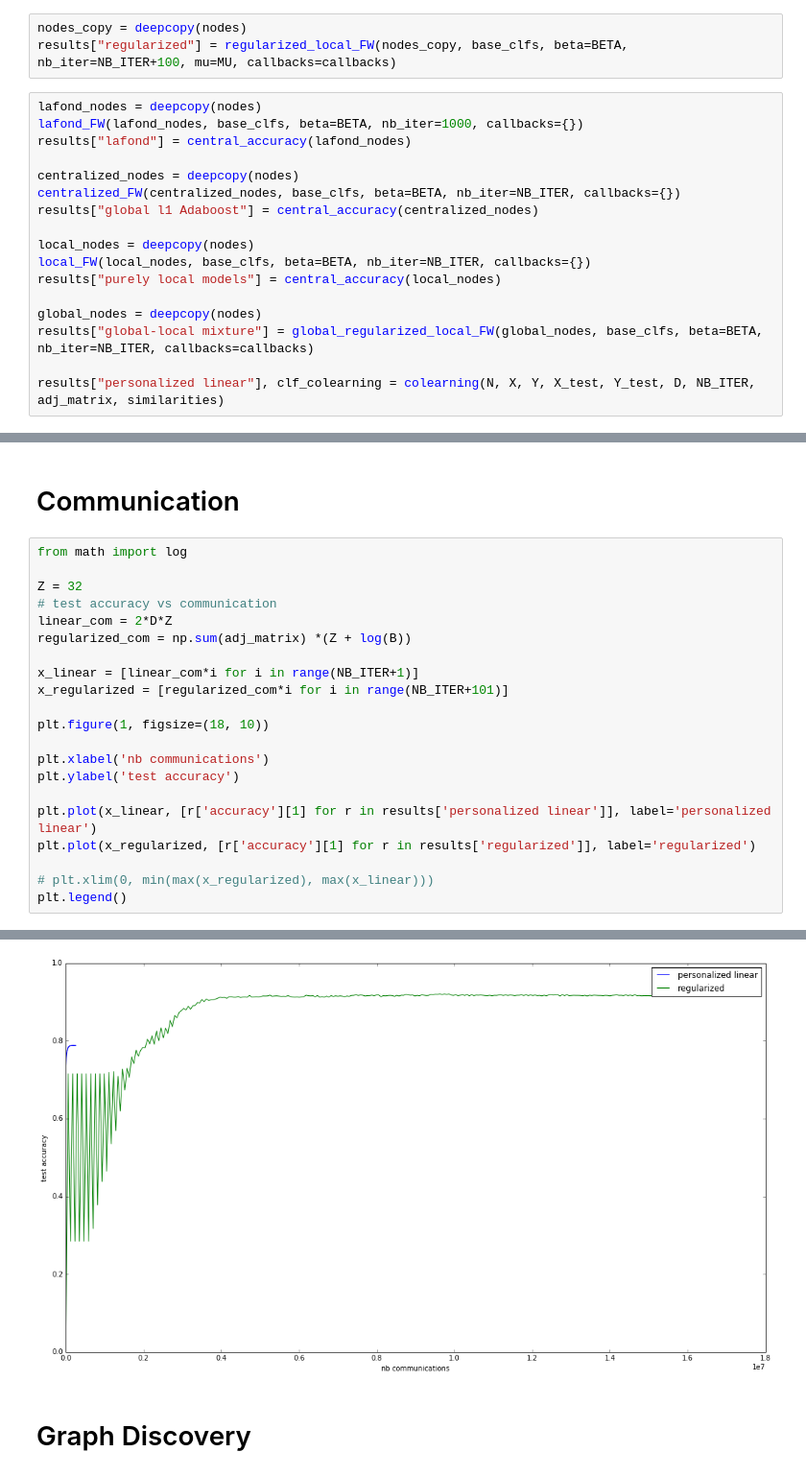
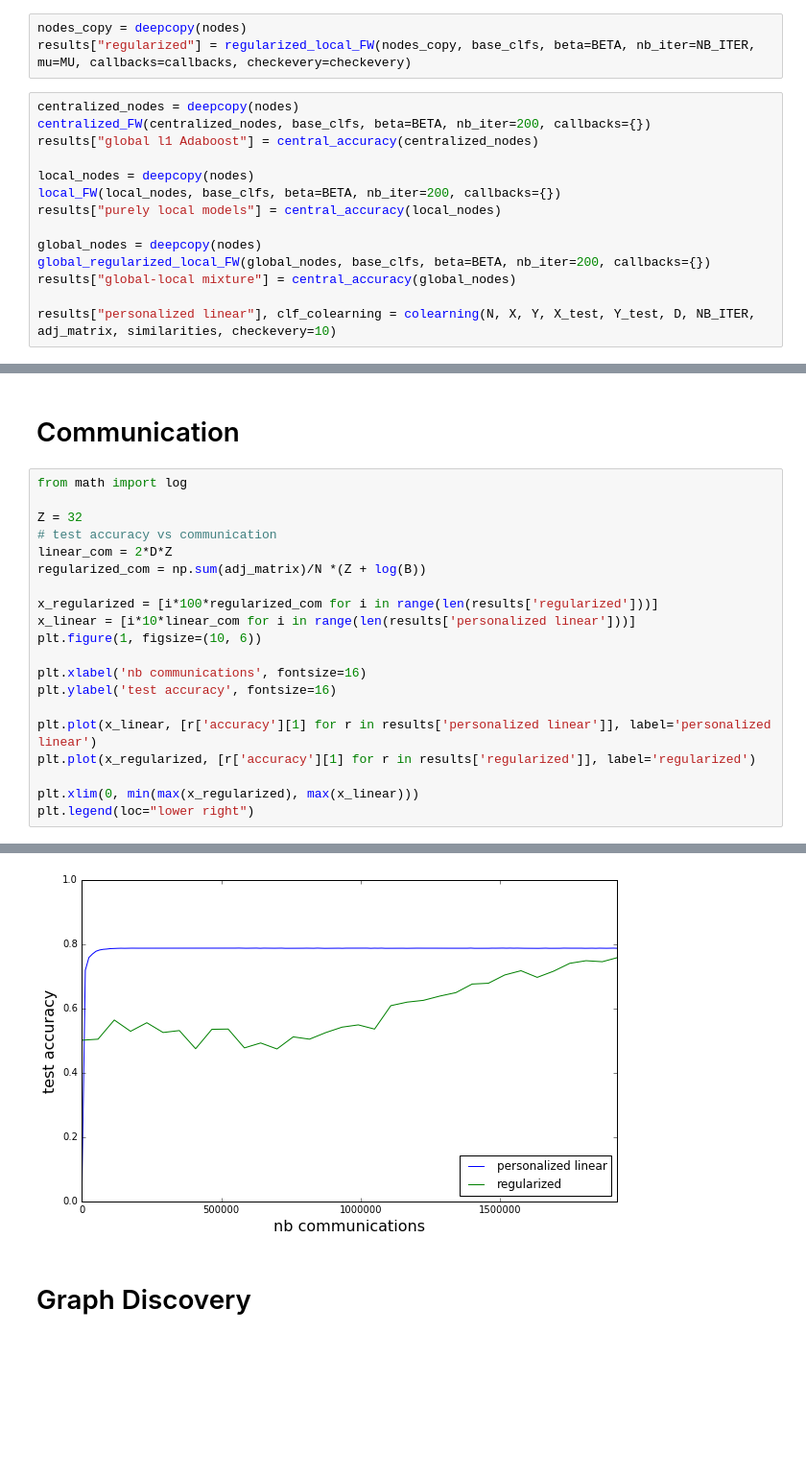
Before and after one commit to vzantedeschi/Dada, a Jupyter notebook: notebooks/Moons-100users.ipynb, the cells around one changed output, grey strips where cells are left out. Shown at 96% size. Drawn from its saved outputs; the diff is of its cells as text; blank space fills up the shorter version.

```diff
--- a/notebooks/Moons-100users.ipynb
+++ b/notebooks/Moons-100users.ipynb
@@ -50,23 +50,20 @@ results = {}
 # %%
 nodes_copy = deepcopy(nodes)
-results["regularized"] = regularized_local_FW(nodes_copy, base_clfs, beta=BETA, nb_iter=NB_ITER+100, mu=MU, callbacks=callbacks)
+results["regularized"] = regularized_local_FW(nodes_copy, base_clfs, beta=BETA, nb_iter=NB_ITER, mu=MU, callbacks=callbacks, checkevery=checkevery)
 # %%
-lafond_nodes = deepcopy(nodes)
-lafond_FW(lafond_nodes, base_clfs, beta=BETA, nb_iter=1000, callbacks={})
-results["lafond"] = central_accuracy(lafond_nodes)
-
 centralized_nodes = deepcopy(nodes)
-centralized_FW(centralized_nodes, base_clfs, beta=BETA, nb_iter=NB_ITER, callbacks={})
+centralized_FW(centralized_nodes, base_clfs, beta=BETA, nb_iter=200, callbacks={})
 results["global l1 Adaboost"] = central_accuracy(centralized_nodes)
 
 local_nodes = deepcopy(nodes)
-local_FW(local_nodes, base_clfs, beta=BETA, nb_iter=NB_ITER, callbacks={})
+local_FW(local_nodes, base_clfs, beta=BETA, nb_iter=200, callbacks={})
 results["purely local models"] = central_accuracy(local_nodes)
 
 global_nodes = deepcopy(nodes)
-results["global-local mixture"] = global_regularized_local_FW(global_nodes, base_clfs, beta=BETA, nb_iter=NB_ITER, callbacks=callbacks)
+global_regularized_local_FW(global_nodes, base_clfs, beta=BETA, nb_iter=200, callbacks={})
+results["global-local mixture"] = central_accuracy(global_nodes)
 
-results["personalized linear"], clf_colearning = colearning(N, X, Y, X_test, Y_test, D, NB_ITER, adj_matrix, similarities)
+results["personalized linear"], clf_colearning = colearning(N, X, Y, X_test, Y_test, D, NB_ITER, adj_matrix, similarities, checkevery=10)
 # %% [markdown]
 # Accuracy and Convergence
 # %%
@@ -125,27 +130,26 @@ plt.legend(loc='lower right')
 # %%
 from math import log
 
 Z = 32
 # test accuracy vs communication
 linear_com = 2*D*Z
-regularized_com = np.sum(adj_matrix) *(Z + log(B))
+regularized_com = np.sum(adj_matrix)/N *(Z + log(B))
 
-x_linear = [linear_com*i for i in range(NB_ITER+1)]
-x_regularized = [regularized_com*i for i in range(NB_ITER+101)]
+x_regularized = [i*100*regularized_com for i in range(len(results['regularized']))]
+x_linear = [i*10*linear_com for i in range(len(results['personalized linear']))]
+plt.figure(1, figsize=(10, 6))
 
-plt.figure(1, figsize=(18, 10))
-
-plt.xlabel('nb communications')
-plt.ylabel('test accuracy')
+plt.xlabel('nb communications', fontsize=16)
+plt.ylabel('test accuracy', fontsize=16)
 
 plt.plot(x_linear, [r['accuracy'][1] for r in results['personalized linear']], label='personalized linear')
 plt.plot(x_regularized, [r['accuracy'][1] for r in results['regularized']], label='regularized')
 
-# plt.xlim(0, min(max(x_regularized), max(x_linear)))
-plt.legend()
+plt.xlim(0, min(max(x_regularized), max(x_linear)))
+plt.legend(loc="lower right")
 # %% [output]
 <matplotlib.legend.Legend at 0x...>
-[figure, old version]
+[figure, new version]
 # %% [markdown]
 # Graph Discovery
 # %% [markdown]
```
Also changed, not shown: parts of 11 cells of this notebook, 2 other files.
